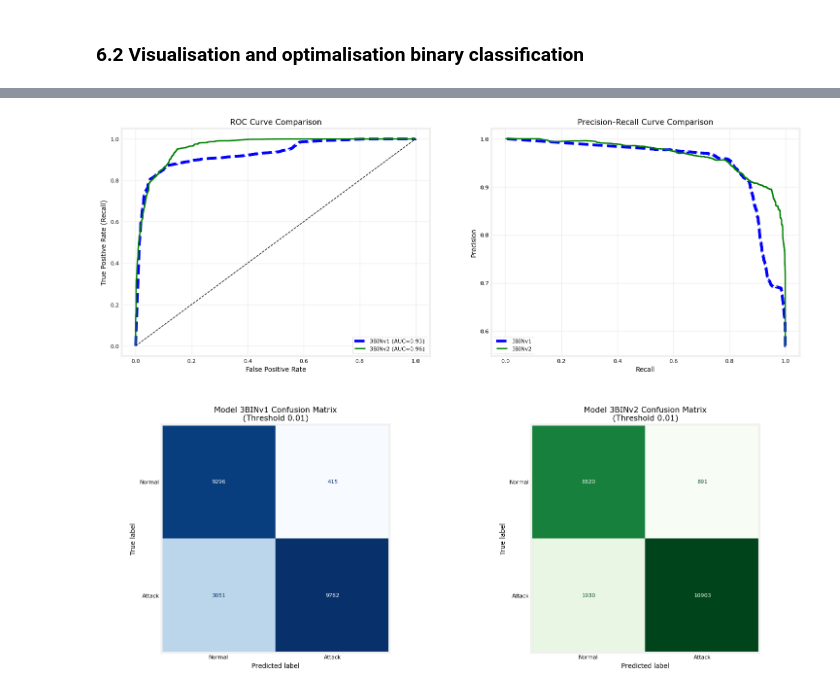
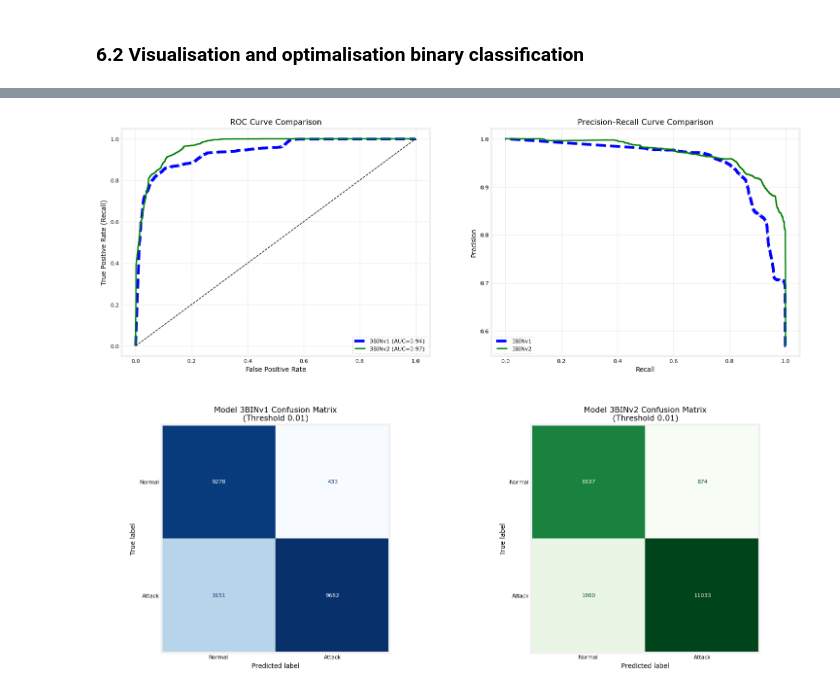
Before and after one commit to thelefthub/GV-NSL-KDD, a Jupyter notebook: model3_nn_nsl_kdd.ipynb, the cells around one changed output, grey strips where cells are left out. Cells and saved outputs as stored; diff of their text form; code cells hidden in the pictures.

```diff
--- a/model3_nn_nsl_kdd.ipynb
+++ b/model3_nn_nsl_kdd.ipynb
@@ -416,10 +356,10 @@ model_bin_3BINv1.compile(optimizer='adam',
 
 print("Training  Model 3BINv1...")
 history_bin_3BINv1 = model_bin_3BINv1.fit(
-    X_train_scaled, y_train_bin,
+    X_train, y_train_bin,
     epochs=50,
     batch_size=64,
-    validation_data=(X_val_scaled, y_val_bin),
+    validation_data=(X_val, y_val_bin),
     verbose=1
 )
 # %% [output]
@@ -493,10 +430,10 @@ early_stopping_bin = EarlyStopping(
 
 print("Training 3BINv2...")
 history_bin_3BINv2 = model_bin_3BINv2.fit(
-    X_train_scaled, y_train_bin,
+    X_train, y_train_bin,
     epochs=50,
     batch_size=64,
-    validation_data=(X_val_scaled, y_val_bin),
+    validation_data=(X_val, y_val_bin),
     callbacks=[early_stopping_bin],
     verbose=1
 )
@@ -708,8 +646,8 @@ weighted avg       0.88      0.87      0.88     22544
 import matplotlib.pyplot as plt
 from sklearn.metrics import confusion_matrix, ConfusionMatrixDisplay, roc_curve, auc, precision_recall_curve
 
-y_prob_v1 = model_bin_3BINv1.predict(X_test_scaled).ravel()
-y_prob_v2 = model_bin_3BINv2.predict(X_test_scaled).ravel()
+y_prob_v1 = model_bin_3BINv1.predict(X_test).ravel()
+y_prob_v2 = model_bin_3BINv2.predict(X_test).ravel()
 
 t1 = locals().get('thresh_v1', 0.01)
 t2 = locals().get('thresh_v2', 0.01)
@@ -759 +697 @@ plt.show()
-[figure, old version]
+[figure, new version]
```
Also changed, not shown: parts of 15 cells of this notebook.
